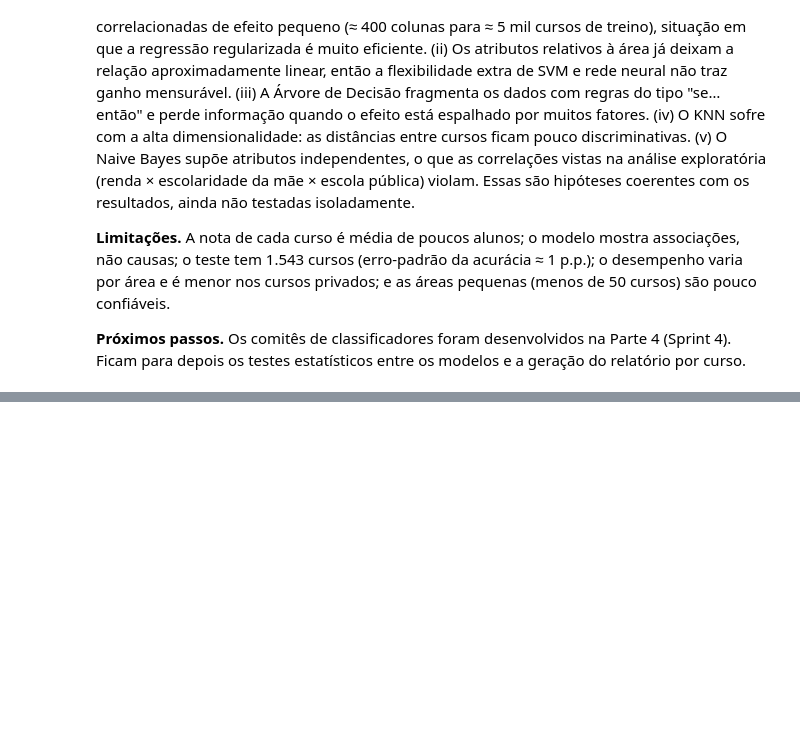
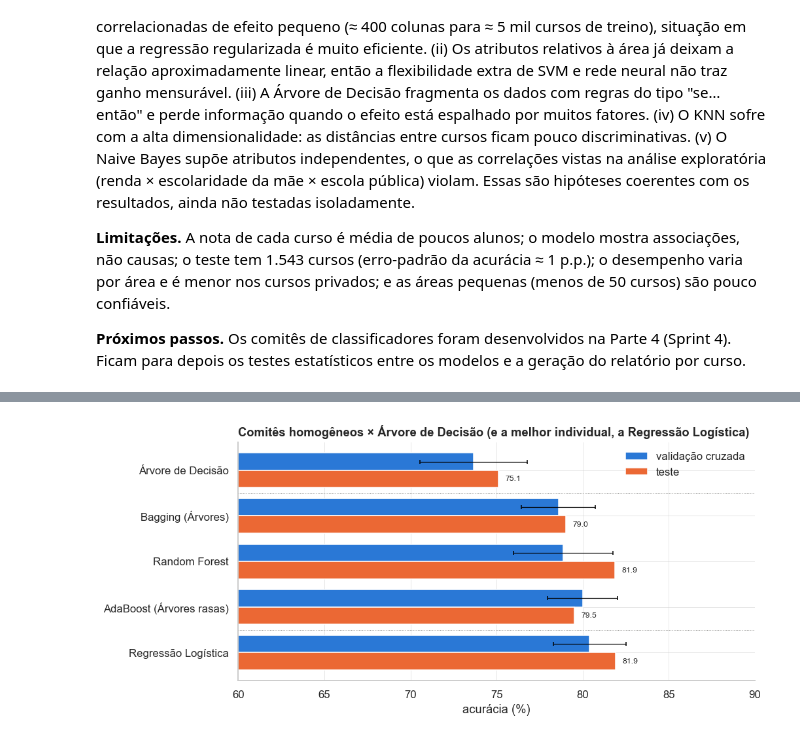
Before and after one commit to NicolasSimoes/cienciasdedados, a Jupyter notebook: cienciadados/ENADE2023/ENADE2023_Sprints_1_2_3.ipynb, the cells around one changed output, grey strips where cells are left out. Saved outputs shown, nothing was run; the diff lists cells and outputs as text; code cells hidden in the pictures; blank space fills up the shorter version.

```diff
--- a/cienciadados/ENADE2023/ENADE2023_Sprints_1_2_3.ipynb
+++ b/cienciadados/ENADE2023/ENADE2023_Sprints_1_2_3.ipynb
@@ -1603,12 +1476,0 @@ display(cmp_h.style.format({c: "{:+.1f}" if "ganho" in c else "{:.1f}" for c in
-# %%
-ordem_h = ["Árvore de Decisão", "Bagging (Árvores)", "Random Forest", "AdaBoost (Árvores rasas)", "Gradient Boosting", "Regressão Logística", "Bagging (Regressão Logística)"]
-V, T = pd.concat([val, val_h]), pd.concat([tes, tes_h])
-fig, ax = plt.subplots(figsize=(9.5, 4.4))
-y_pos = np.arange(len(ordem_h))[::-1]; h = 0.38
-ax.barh(y_pos + h/2, [V.loc[a, "accuracy"] * 100 for a in ordem_h], height=h, color=AZUL, label="validação cruzada", xerr=[V.loc[a, "accuracy_dp"] * 100 for a in ordem_h], error_kw=dict(lw=0.8, capsize=2))
-ax.barh(y_pos - h/2, [T.loc[a, "accuracy"] * 100 for a in ordem_h], height=h, color=LARANJA, label="teste")
-for a, yy in zip(ordem_h, y_pos): ax.text(T.loc[a, "accuracy"] * 100 + 0.4, yy - h/2, f"{T.loc[a, 'accuracy']*100:.1f}", va="center", fontsize=8)
-ax.set_yticks(y_pos); ax.set_yticklabels(ordem_h); ax.set_xlim(60, 90); ax.set_xlabel("acurácia (%)")
-ax.set_title("Comitês homogêneos × algoritmo individual (Árvore e Regressão Logística)"); ax.legend(loc="upper right")
-for k in (1, 5): ax.axhline(y_pos[k] + 0.5, color=CINZA, lw=0.6, ls=":")        # separa os grupos: Árvore | comitês de árvore | Regressão | comitê de regressão
-plt.tight_layout(); salvar("20_comites_homogeneos.png")
@@ -1935,0 +1683,14 @@ plt.tight_layout(); salvar("23_comparacao_geral.png")
+# %%
+ordem_h = ["Árvore de Decisão", "Bagging (Árvores)", "Random Forest", "AdaBoost (Árvores rasas)", "Regressão Logística"]
+V, T = pd.concat([val, val_h]), pd.concat([tes, tes_h])
+fig, ax = plt.subplots(figsize=(9.5, 4.4))
+y_pos = np.arange(len(ordem_h))[::-1]; h = 0.38
+ax.barh(y_pos + h/2, [V.loc[a, "accuracy"] * 100 for a in ordem_h], height=h, color=AZUL, label="validação cruzada", xerr=[V.loc[a, "accuracy_dp"] * 100 for a in ordem_h], error_kw=dict(lw=0.8, capsize=2))
+ax.barh(y_pos - h/2, [T.loc[a, "accuracy"] * 100 for a in ordem_h], height=h, color=LARANJA, label="teste")
+for a, yy in zip(ordem_h, y_pos): ax.text(T.loc[a, "accuracy"] * 100 + 0.4, yy - h/2, f"{T.loc[a, 'accuracy']*100:.1f}", va="center", fontsize=8)
+ax.set_yticks(y_pos); ax.set_yticklabels(ordem_h); ax.set_xlim(60, 90); ax.set_xlabel("acurácia (%)")
+ax.set_title("Comitês homogêneos × Árvore de Decisão (e a melhor individual, a Regressão Logística)"); ax.legend(loc="upper right")
+for k in (1, 4): ax.axhline(y_pos[k] + 0.5, color=CINZA, lw=0.6, ls=":")        # separa os grupos: Árvore | comitês de árvores | Regressão Logística
+plt.tight_layout(); salvar("20_comites_homogeneos.png")
+# %% [output]
+[figure, added]
```
Also changed, not shown: parts of 69 cells of this notebook, 8 other files.
